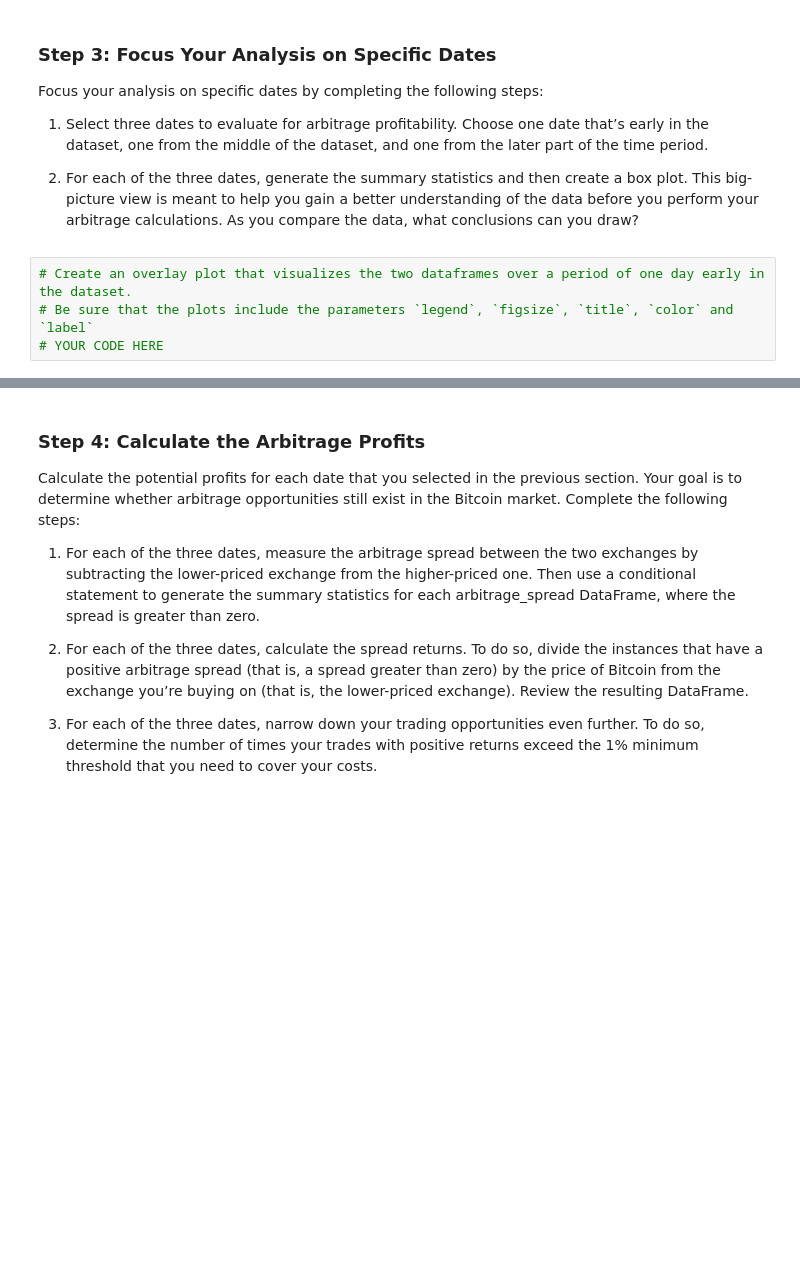
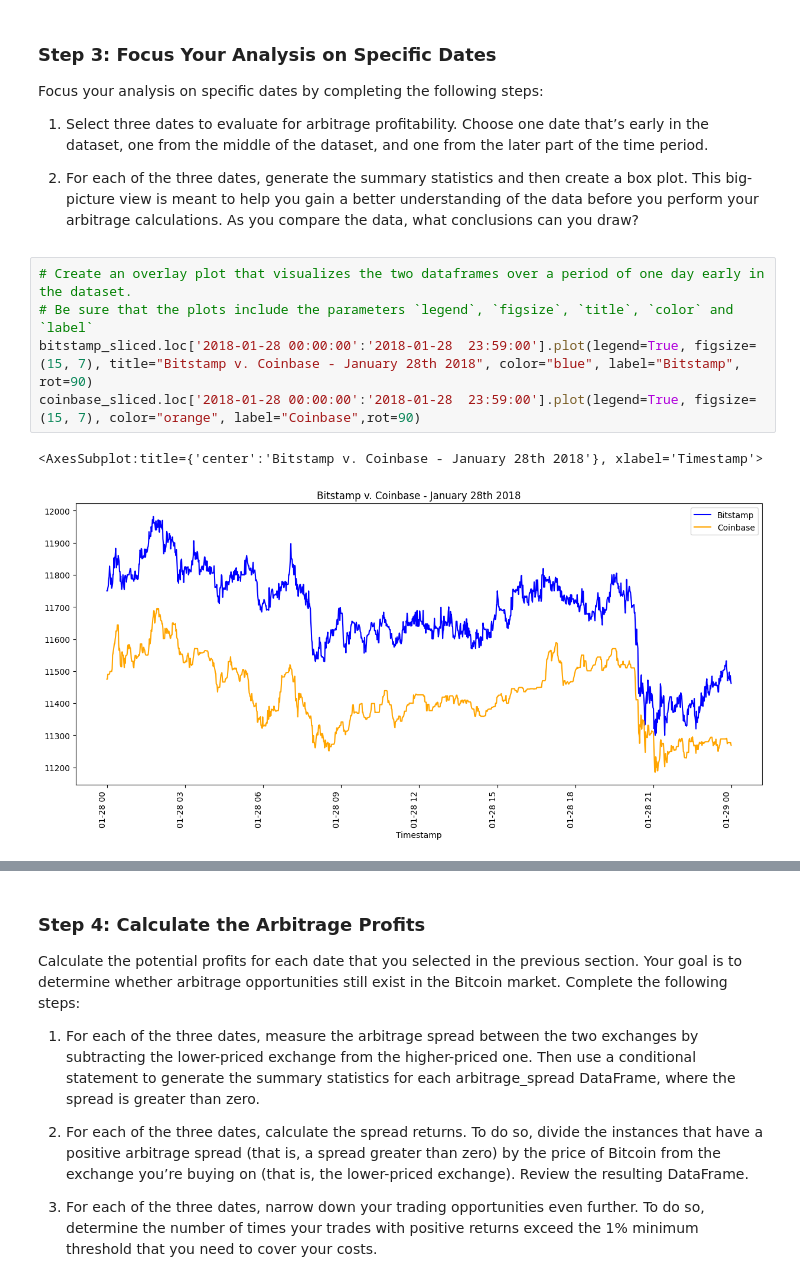
Before and after one commit to Abillu/ChallengeM3_Upload, a Jupyter notebook: crypto_arbitrage.ipynb, the cells around one changed output, grey strips where cells are left out. Drawn from its saved outputs; the diff is of its cells as text; blank space fills up the shorter version.

```diff
--- a/crypto_arbitrage.ipynb
+++ b/crypto_arbitrage.ipynb
@@ -357,7 +363,11 @@ Focus your analysis on specific dates by completing the following steps:
 # %%
 # Create an overlay plot that visualizes the two dataframes over a period of one day early in the dataset.
 # Be sure that the plots include the parameters `legend`, `figsize`, `title`, `color` and `label`
-# YOUR CODE HERE
+bitstamp_sliced.loc['2018-01-28 00:00:00':'2018-01-28  23:59:00'].plot(legend=True, figsize=(15, 7), title="Bitstamp v. Coinbase - January 28th 2018", color="blue", label="Bitstamp", rot=90)
+coinbase_sliced.loc['2018-01-28 00:00:00':'2018-01-28  23:59:00'].plot(legend=True, figsize=(15, 7), color="orange", label="Coinbase",rot=90)
+# %% [output]
+<AxesSubplot:title={'center':'Bitstamp v. Coinbase - January 28th 2018'}, xlabel='Timestamp'>
+[figure, added]
 # %%
 # Using the early date that you have selected, calculate the arbitrage spread
 # by subtracting the bitstamp lower closing prices from the coinbase higher closing prices
```
Also changed, not shown: parts of 19 cells of this notebook.
